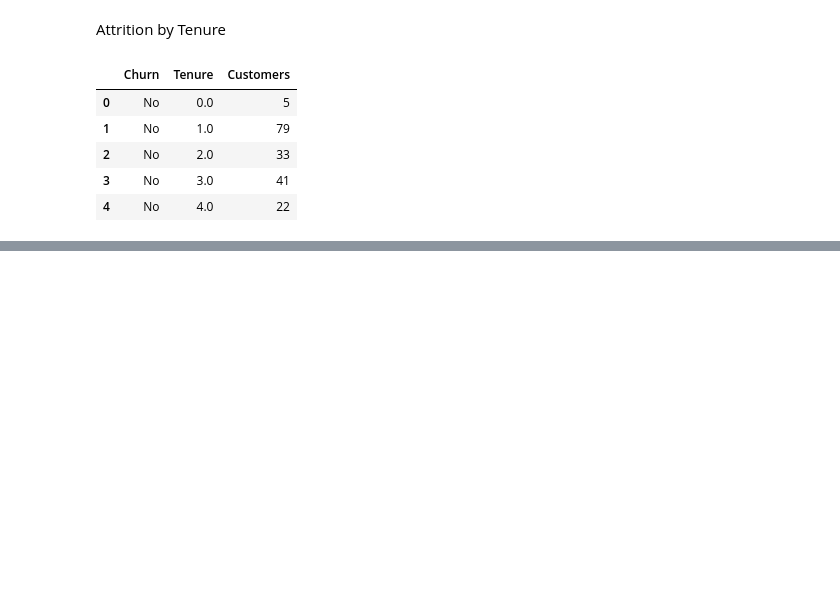
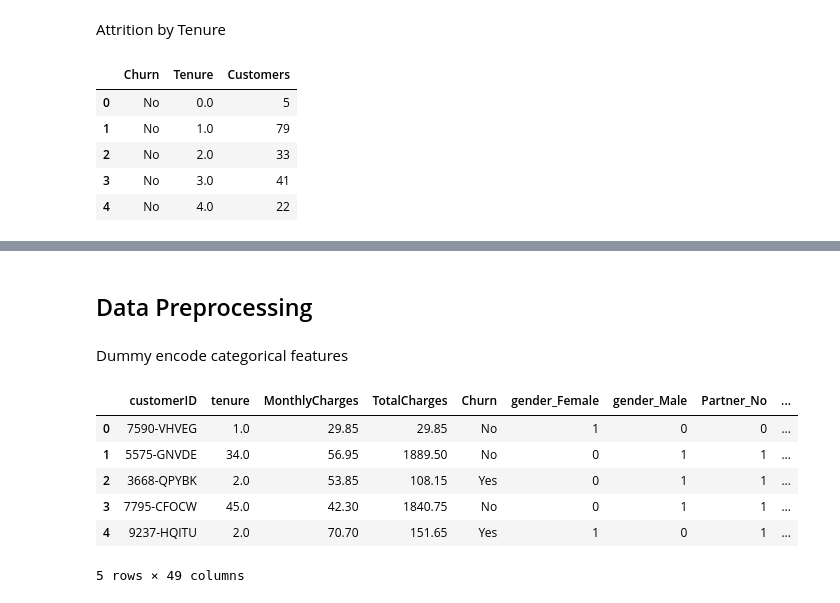
Before and after one commit to SammyOngaya/qml, a Jupyter notebook: qml/Notebooks/Telco-Customer-Churn.ipynb, the cells around one changed output, grey strips where cells are left out. Drawn from its saved outputs; the diff is of its cells as text; code cells hidden in the pictures; blank space fills up the shorter version.

```diff
--- a/qml/Notebooks/Telco-Customer-Churn.ipynb
+++ b/qml/Notebooks/Telco-Customer-Churn.ipynb
@@ -299,3 +295,21 @@ tenure_barchart.update_layout(legend=dict(yanchor="top",y=0.95,xanchor="left",x=
 tenure_barchart
 # %% [output]
 [interactive output not drawn]
+# %% [markdown]
+## Data Preprocessing
+# %% [markdown]
+Dummy encode categorical features
+# %%
+df['SeniorCitizen'] = df['SeniorCitizen'].astype(str)  # convert SeniorCitizen column to string
+# %%
+df=pd.get_dummies(df,columns=['gender','Partner','Dependents','PhoneService','MultipleLines','InternetService','OnlineSecurity','OnlineBackup','DeviceProtection', 'TechSupport', 'StreamingTV','StreamingMovies','Contract', 'PaperlessBilling', 'PaymentMethod','SeniorCitizen'])
+# %%
+df.head()
+# %% [output]
+|  | customerID | tenure | MonthlyCharges | TotalCharges | Churn | gender_Female | gender_Male | Partner_No | ... |
+| 0 | 7590-VHVEG | 1.0 | 29.85 | 29.85 | No | 1 | 0 | 0 | ... |
+| 1 | 5575-GNVDE | 34.0 | 56.95 | 1889.50 | No | 0 | 1 | 1 | ... |
+| 2 | 3668-QPYBK | 2.0 | 53.85 | 108.15 | Yes | 0 | 1 | 1 | ... |
+| 3 | 7795-CFOCW | 45.0 | 42.30 | 1840.75 | No | 0 | 1 | 1 | ... |
+| 4 | 9237-HQITU | 2.0 | 70.70 | 151.65 | Yes | 1 | 0 | 1 | ... |
+5 rows × 49 columns
```
Also changed, not shown: parts of 6 cells of this notebook.
